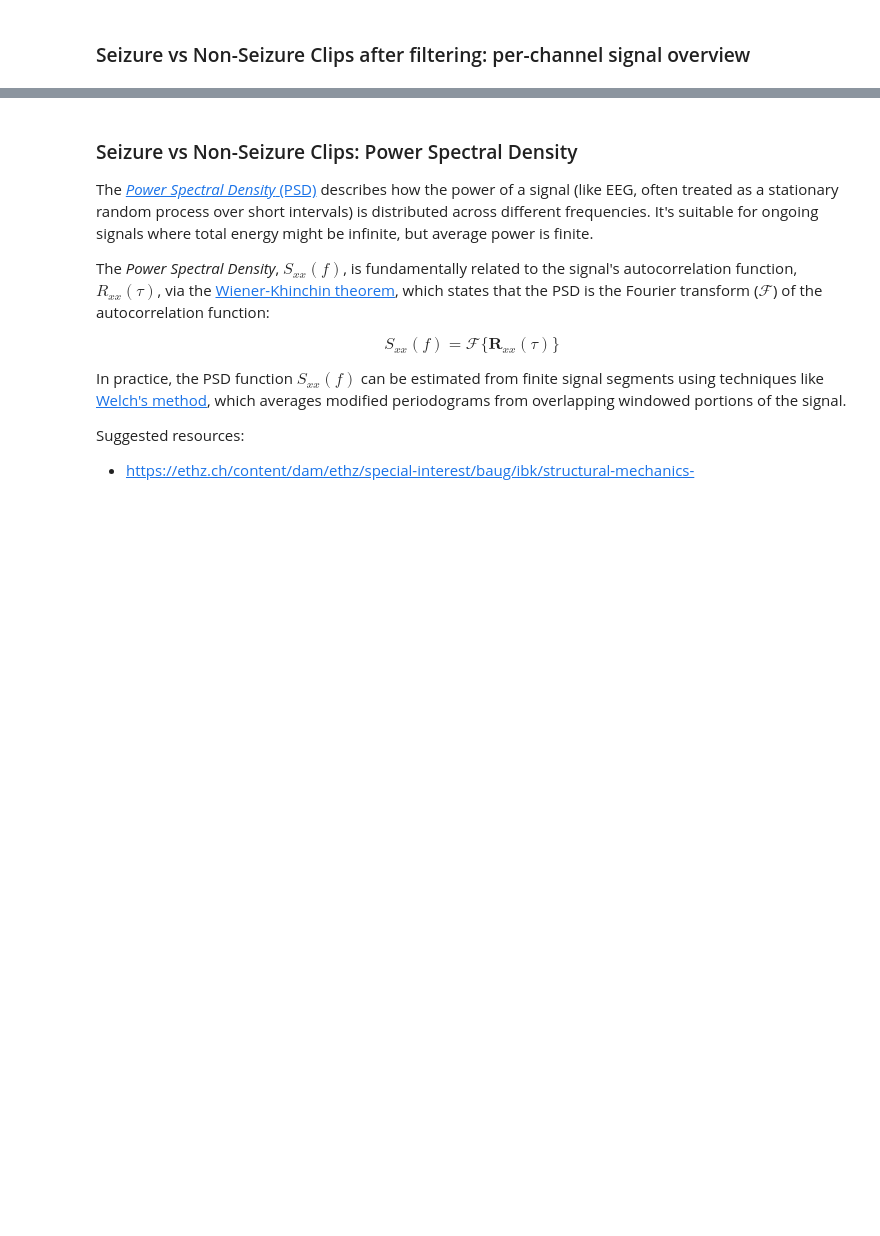
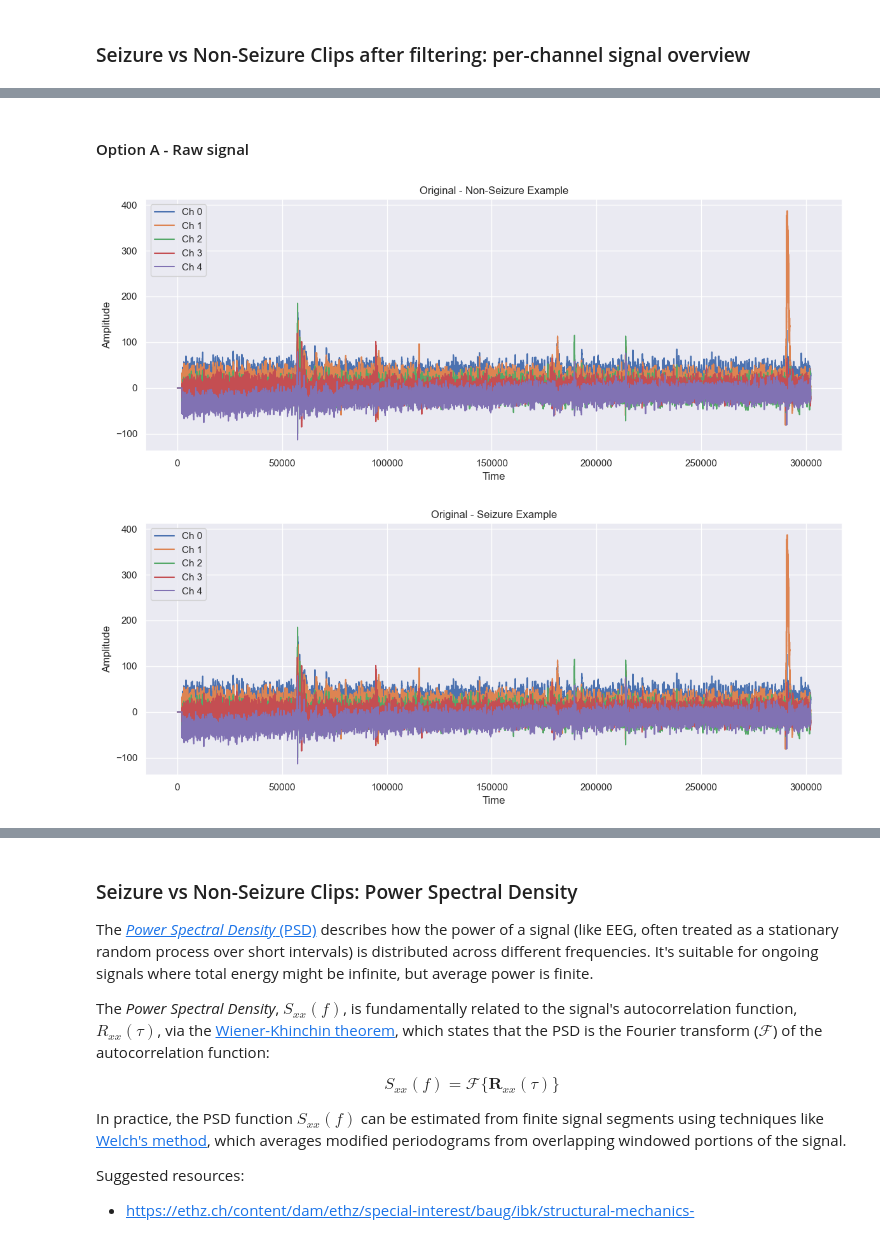
Before and after one commit to NeuroNML/NeuroGraphNet, a Jupyter notebook: neuro-eeg.ipynb, the cells around one changed output, grey strips where cells are left out. Drawn from its saved outputs; the diff is of its cells as text; code cells hidden in the pictures; blank space fills up the shorter version.

```diff
--- a/neuro-eeg.ipynb
+++ b/neuro-eeg.ipynb
@@ -422,0 +464,27 @@ plt.show()
+# %%
+%aimport src.utils.plot
+from src.utils.plot import plot_signals
+
+row_seizure = clips_tr.iloc[seizure_example[1]]
+row_non_seizure = clips_tr.iloc[non_seizure_example[1]]
+
+# signal = pd.read_parquet(DATA_ROOT / "train" / row_seizure["signals_path"])
+seizure_raw_signal = pd.read_parquet(DATA_ROOT / "train" / row_seizure["signals_path"])
+non_seizure_raw_signal = pd.read_parquet(DATA_ROOT / "train" / row_non_seizure["signals_path"])
+
+
+# assert seizure_raw_signal.shape[0] == segment_time_points, "Seizure signal length mismatch"
+# assert non_seizure_raw_signal.shape[0] == segment_time_points, "Non-seizure signal length mismatch"
+# assert seizure_raw_signal.shape[1] == len(dataset_tr.channels), "Seizure signal channel mismatch"
+# assert non_seizure_raw_signal.shape[1] == len(dataset_tr.channels), "Non-seizure signal channel mismatch"
+
+seizure_signal = seizure_raw_signal.values.T
+non_seizure_signal = non_seizure_raw_signal.values.T
+# %% [markdown]
+#### Option A - Raw signal
+# %%
+plot_signals(non_seizure_signal, "Original - Non-Seizure Example")
+plot_signals(seizure_signal, "Original - Seizure Example")
+# %% [output]
+[figure, added]
+[figure, added]
```
Also changed, not shown: parts of 37 cells of this notebook, 9 other files.
